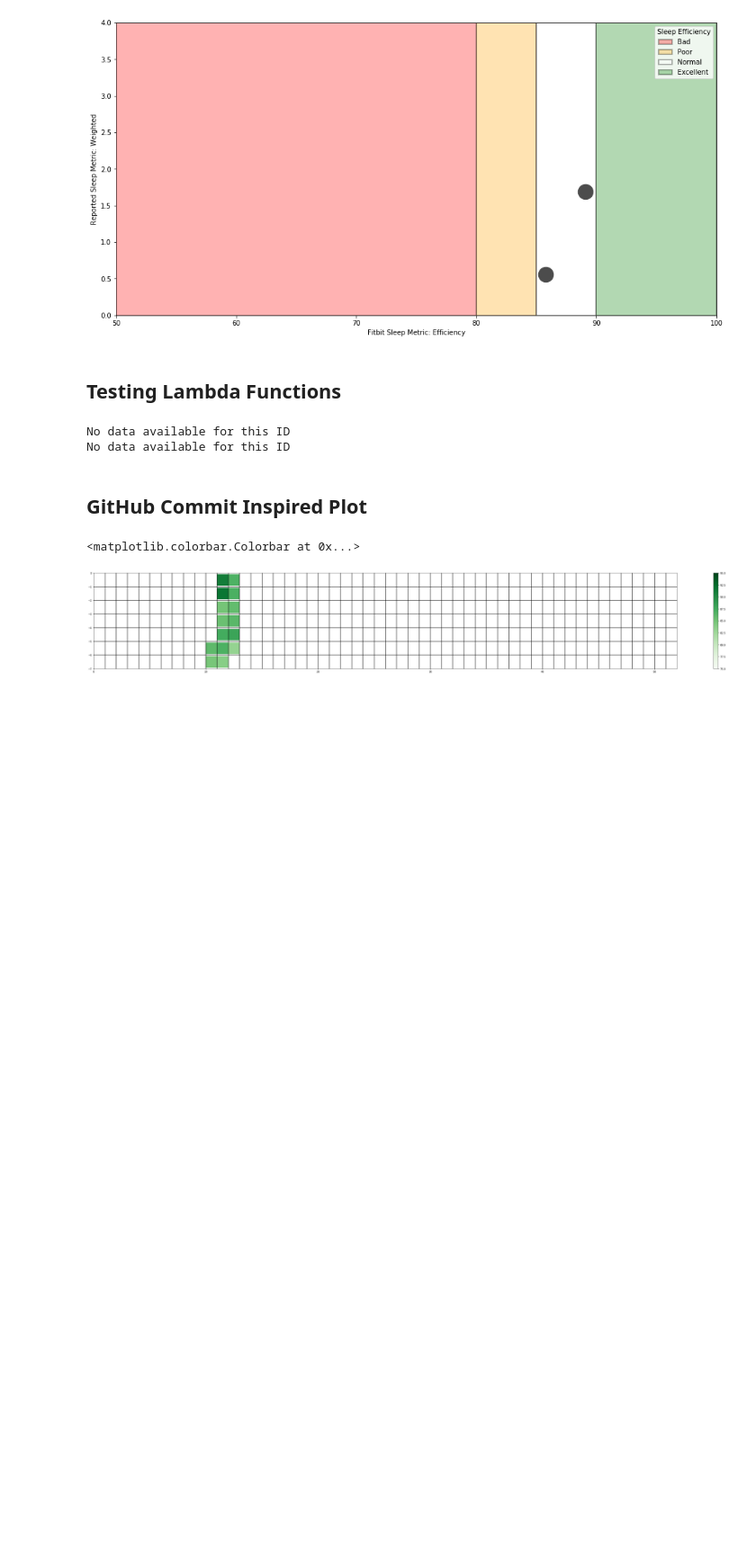
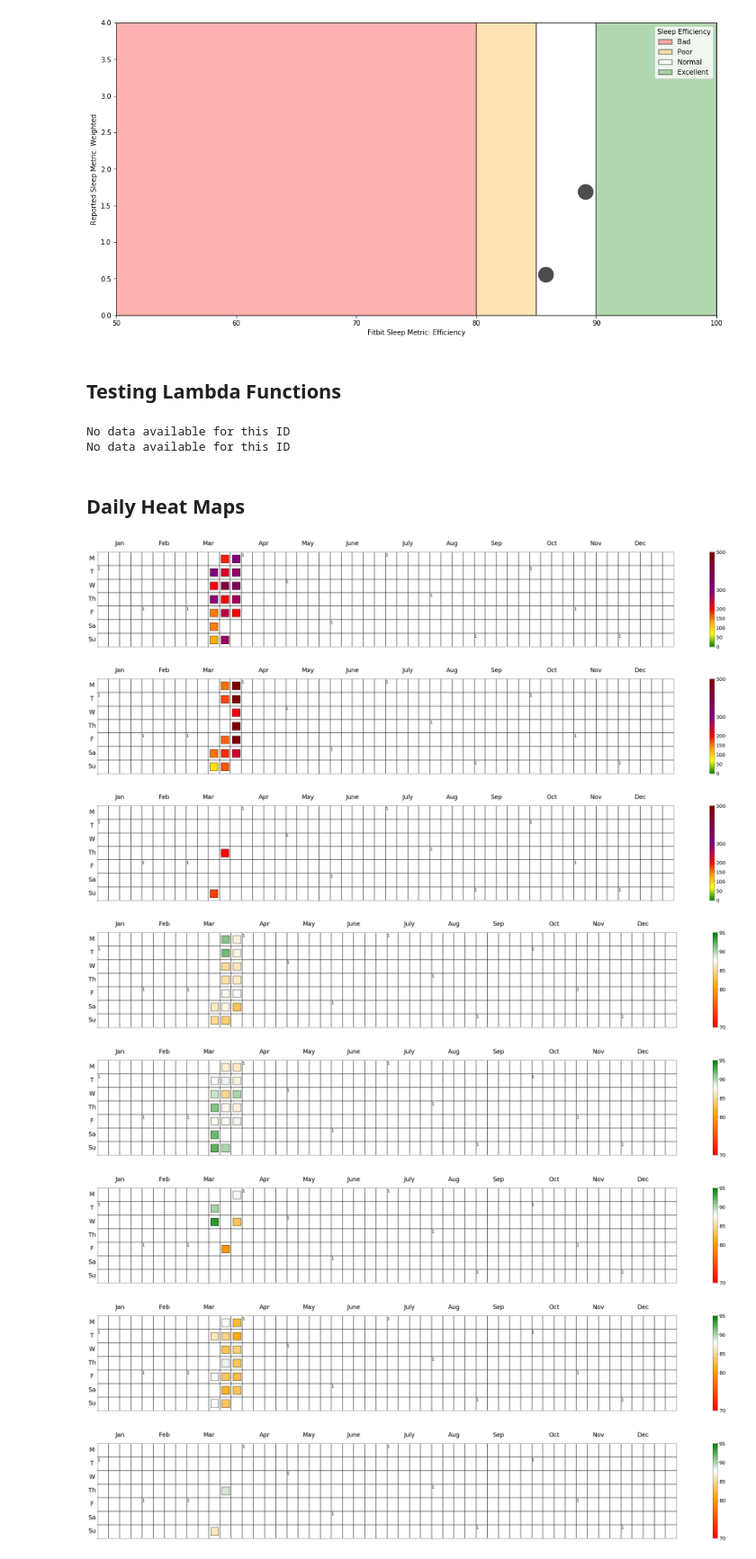
Before and after one commit to ccraddock/UT2000-SummerDashboard, a Jupyter notebook: UT2000_SummerDashboard_MasterNotebook.ipynb, the cells around one changed output. Shown at 90% size. Drawn from its saved outputs; the diff is of its cells as text; code cells hidden in the pictures; blank space fills up the shorter version.

Commit message:
Cleaned up sections and added heat map plotting cells

```diff
--- a/UT2000_SummerDashboard_MasterNotebook.ipynb
+++ b/UT2000_SummerDashboard_MasterNotebook.ipynb
@@ -406,26 +404,23 @@ No data available for this ID
 No data available for this ID
 # %%
 Surveys_byID = lambdaSleepSurveys(start_date,end_date)
-# %% [markdown]
-## GitHub Commit Inspired Plot
-# %%
-fig,ax = plt.subplots(figsize=[52,7])
-ax.set_xlim([0,52])
-ax.set_ylim([-7,0])
-for i in range(6):
-    ax.axhline(-i-1,color='black')
-
-for i in range(51):
-    ax.axvline(i+1,color='black')
-
-t = SM_byID[0]['Efficiency']
-x = []
-y = []
-for date in SM_byID[0].index:
-    x.append(date.isocalendar()[1]-0.5)
-    y.append((date.isocalendar()[2]-0.5)*-1)
-sc = plt.scatter(x,y,c=t,vmin=75,vmax=95,cmap='Greens',s=2000,marker='s')
-plt.colorbar(sc)
-# %% [output]
-<matplotlib.colorbar.Colorbar at 0x...>
-[figure, removed]
+# %% [markdown]
+## Daily Heat Maps
+# %%
+limits = [0,50,100,150,200,300,500]
+colors = ['green','yellow','orange','red','purple','maroon']
+for name in PMMetrics_byInd.index:
+    plotHeatMap(PMMetrics_byInd[name].index,PMMetrics_byInd[name]['Peak'],limits,colors)
+limits = [70,80,85,90,95]
+colors = ['red','orange','white','green']
+for name in SM_byID.index:
+    plotHeatMap(SM_byID[name].index,SM_byID[name]['Efficiency'],limits,colors)
+# %% [output]
+[figure, added]
+[figure, added]
+[figure, added]
+[figure, added]
+[figure, added]
+[figure, added]
+[figure, added]
+[figure, added]
```
Also changed, not shown: parts of 3 cells of this notebook.
